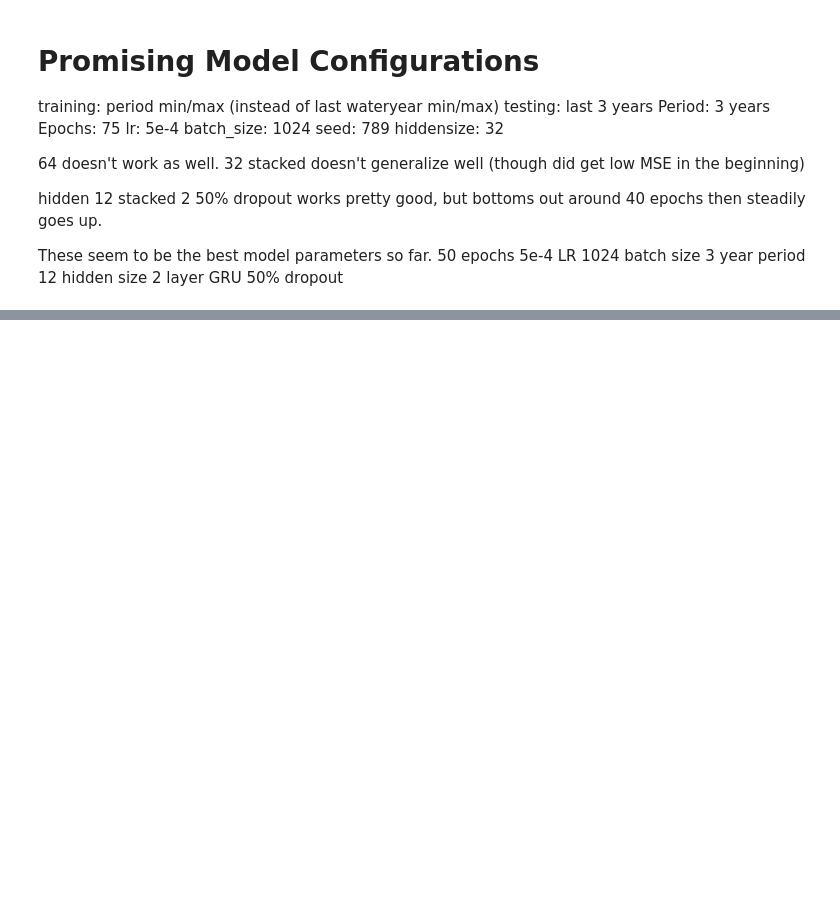
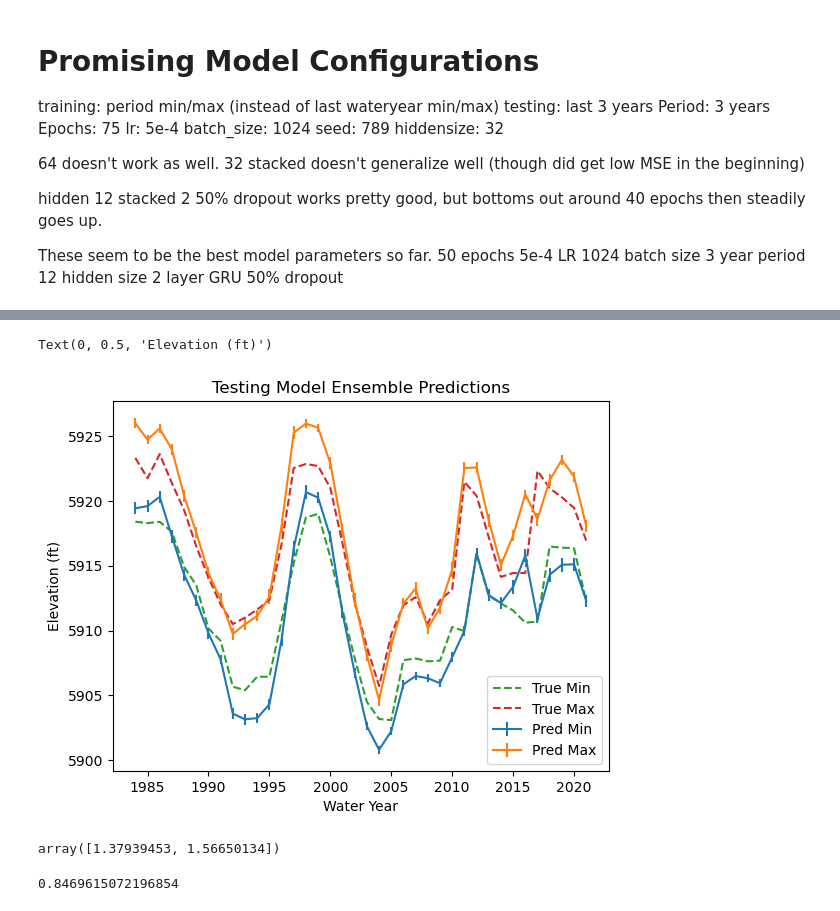
Before and after one commit to scoutiii/BearLakeData, a Jupyter notebook: Model.ipynb, the cells around one changed output, grey strips where cells are left out. Cells and saved outputs as stored; diff of their text form; code cells hidden in the pictures; blank space fills up the shorter version.

```diff
--- a/Model.ipynb
+++ b/Model.ipynb
@@ -571,0 +581,41 @@ plt.savefig("Preds_pt2final_final.png")
+# %%
+predictions = []
+
+torch.manual_seed(789)
+model.train()
+for _ in tqdm(range(100)):
+    with torch.no_grad():
+        for batch_X, batch_Ys in dataloader_test_wy:
+            batch_X = batch_X.to(device)
+            batch_Ys = batch_Ys.to(device)
+            outputs, std = model(batch_X)
+            loss = l1(outputs, batch_Ys)
+        predictions.append(outputs.detach().cpu().numpy())
+predictions = np.asarray(predictions)
+# %%
+means = predictions.mean(axis=0)
+stds = 3*predictions.std(axis=0)
+
+plt.errorbar(x=dataset_test.wyear_elevations.year.dt.year.values, y=means[:, 0], yerr=stds[:, 0], label='Pred Min')
+plt.errorbar(x=dataset_test.wyear_elevations.year.dt.year.values, y=means[:, 1], yerr=stds[:, 1], label='Pred Max')
+plt.plot(dataset_test.wyear_elevations.year.dt.year.values, dataset_test.wyear_elevations.iloc[:, 1:3].values[:, 0], label='True Min', linestyle='--')
+plt.plot(dataset_test.wyear_elevations.year.dt.year.values, dataset_test.wyear_elevations.iloc[:, 1:3].values[:, 1], label='True Max', linestyle='--')
+
+plt.legend()
+plt.title("Testing Model Ensemble Predictions")
+plt.xlabel("Water Year")
+plt.ylabel("Elevation (ft)")
+# %% [output]
+Text(0, 0.5, 'Elevation (ft)')
+[figure, added]
+# %%
+np.linalg.norm(dataset_test.wyear_elevations.iloc[:, 1:3].values[:, :] - means[:, :], ord=1, axis=0) / means.shape[0]
+# %% [output]
+array([1.37939453, 1.56650134])
+# %%
+from sklearn.metrics import r2_score
+
+r2_score(dataset_test.wyear_elevations.iloc[:, 1:3].values[:, 0], means[:, 0]), r2_score(dataset_test.wyear_elevations.iloc[:, 1:3].values[:, 1], means[:, 1])
+r2_score(dataset_test.wyear_elevations.iloc[:, 1:3].values[:, :], means[:, :], multioutput="variance_weighted")
+# %% [output]
+0.8469615072196854
```
Also changed, not shown: parts of 7 cells of this notebook, 3 other files.
